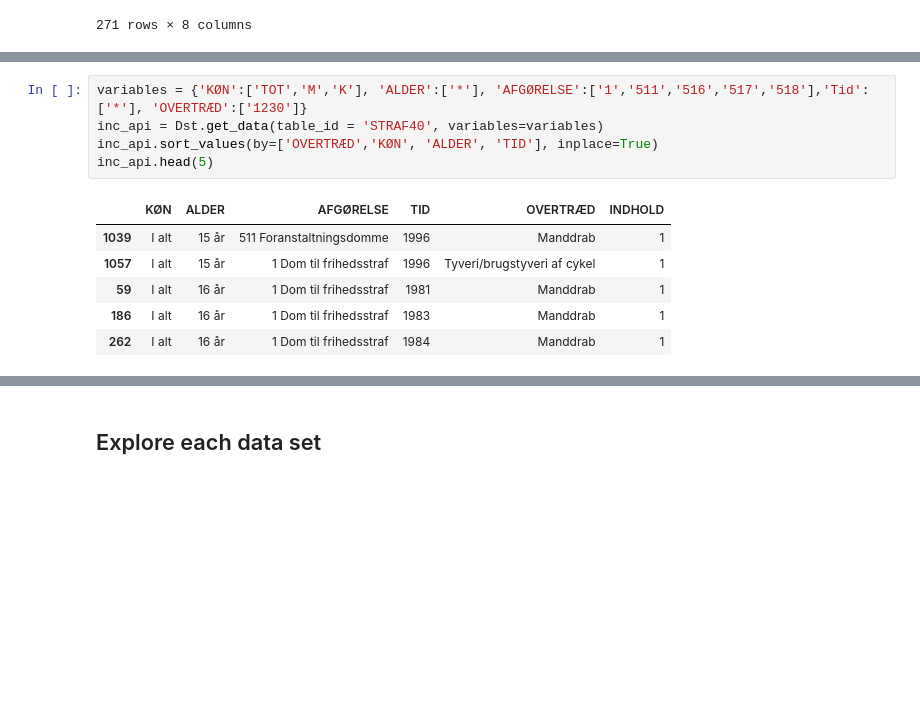
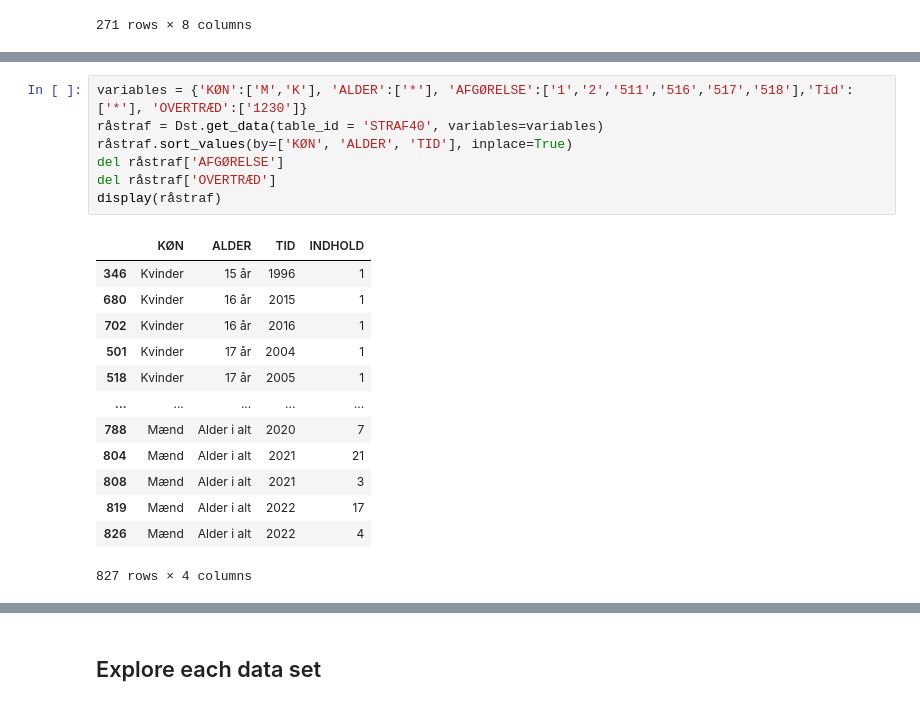
Before and after one commit to NumEconCopenhagen/projects-2023-bulen, a Jupyter notebook: dataproject/dataproject.ipynb, the cells around one changed output, grey strips where cells are left out. Saved outputs shown, nothing was run; the diff lists cells and outputs as text; blank space fills up the shorter version.

```diff
--- a/dataproject/dataproject.ipynb
+++ b/dataproject/dataproject.ipynb
@@ -108,14 +123,23 @@ for id in ['OVERTRÆD']:
  id = 3865, text = Særlovgivning i øvrigt
  id = 3870, text = Uoplyst særlovgivning
 # %%
-variables = {'KØN':['TOT','M','K'], 'ALDER':['*'], 'AFGØRELSE':['1','511','516','517','518'],'Tid':['*'], 'OVERTRÆD':['1230']}
-inc_api = Dst.get_data(table_id = 'STRAF40', variables=variables)
-inc_api.sort_values(by=['OVERTRÆD','KØN', 'ALDER', 'TID'], inplace=True)
-inc_api.head(5)
+variables = {'KØN':['M','K'], 'ALDER':['*'], 'AFGØRELSE':['1','2','511','516','517','518'],'Tid':['*'], 'OVERTRÆD':['1230']}
+råstraf = Dst.get_data(table_id = 'STRAF40', variables=variables)
+råstraf.sort_values(by=['KØN', 'ALDER', 'TID'], inplace=True)
+del råstraf['AFGØRELSE']
+del råstraf['OVERTRÆD']
+display(råstraf)
 # %% [output]
-|  | KØN | ALDER | AFGØRELSE | TID | OVERTRÆD | INDHOLD |
-| 1039 | I alt | 15 år | 511 Foranstaltningsdomme | 1996 | Manddrab | 1 |
-| 1057 | I alt | 15 år | 1 Dom til frihedsstraf | 1996 | Tyveri/brugstyveri af cykel | 1 |
-| 59 | I alt | 16 år | 1 Dom til frihedsstraf | 1981 | Manddrab | 1 |
-| 186 | I alt | 16 år | 1 Dom til frihedsstraf | 1983 | Manddrab | 1 |
-| 262 | I alt | 16 år | 1 Dom til frihedsstraf | 1984 | Manddrab | 1 |
+|  | KØN | ALDER | TID | INDHOLD |
+| 346 | Kvinder | 15 år | 1996 | 1 |
+| 680 | Kvinder | 16 år | 2015 | 1 |
+| 702 | Kvinder | 16 år | 2016 | 1 |
+| 501 | Kvinder | 17 år | 2004 | 1 |
+| 518 | Kvinder | 17 år | 2005 | 1 |
+| ... | ... | ... | ... | ... |
+| 788 | Mænd | Alder i alt | 2020 | 7 |
+| 804 | Mænd | Alder i alt | 2021 | 21 |
+| 808 | Mænd | Alder i alt | 2021 | 3 |
+| 819 | Mænd | Alder i alt | 2022 | 17 |
+| 826 | Mænd | Alder i alt | 2022 | 4 |
+827 rows × 4 columns
```
Also changed, not shown: parts of 9 cells of this notebook, 1 other file.
